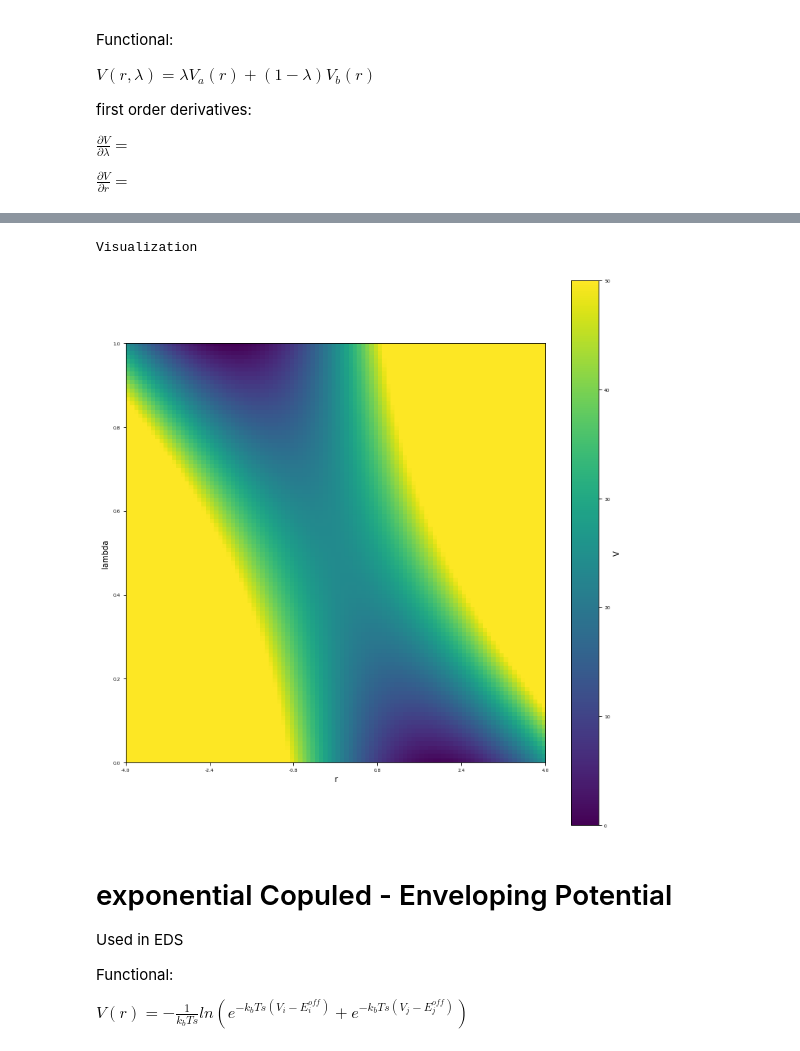
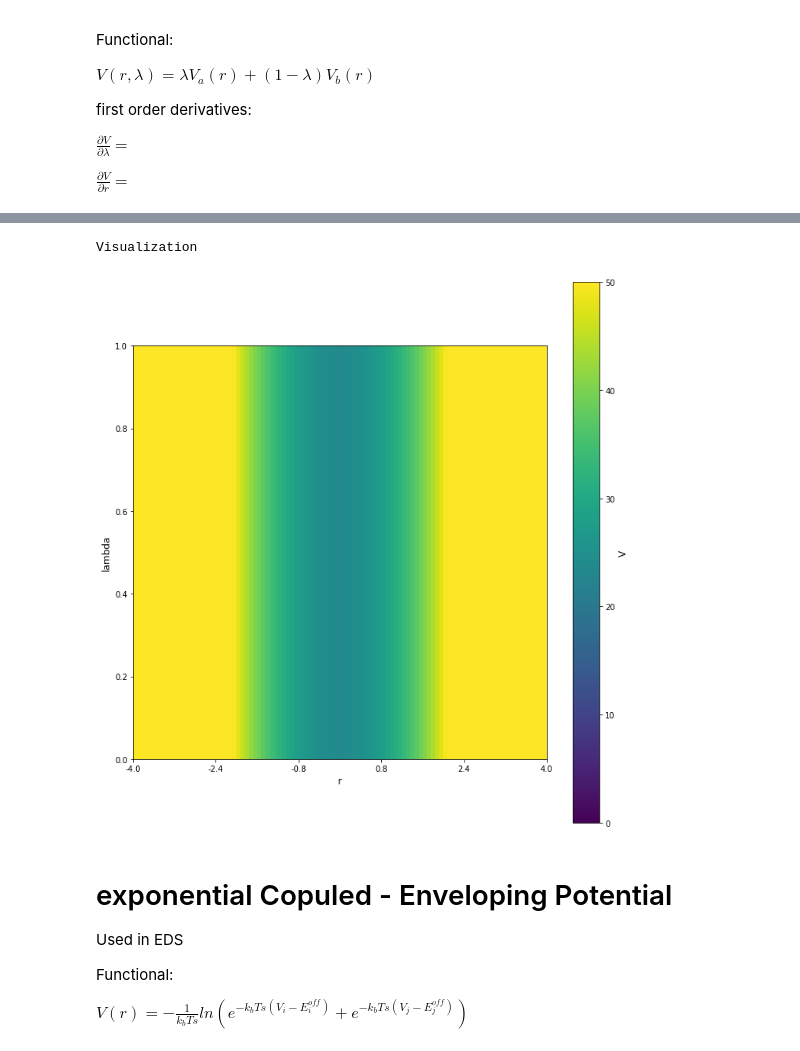
Before and after one commit to rinikerlab/Ensembler, a Jupyter notebook: examples/BasicPotentials.ipynb, the cells around one changed output, grey strips where cells are left out. Saved outputs shown, nothing was run; the diff lists cells and outputs as text; code cells hidden in the pictures.

```diff
--- a/examples/BasicPotentials.ipynb
+++ b/examples/BasicPotentials.ipynb
@@ -324,35 +320,35 @@ Visualization
 # %%
 positions = np.linspace(-4, 4, test_timing_with_points)
 
 w1 = potentials1D.harmonicOscillatorPotential(k=10, x_shift=-2)
 w2 = potentials1D.harmonicOscillatorPotential(k=10, x_shift=2)
 
 
 w1 = potentials1D.harmonicOscillatorPotential(k=12, x_shift=-2)
 w2 = potentials1D.harmonicOscillatorPotential(k=12, x_shift=2)
 V = potentials1D.linearCoupledPotentials(Va=w1, Vb=w2)
 
 lambda_ene = []
 for lam in np.arange(0, 1, 0.01):
-    V.set_lam(lam)
+    V.lam = lam
     lambda_ene.append(V.ene(positions))
 
 print("\nVisualization")
 fig, ax = plt.subplots(ncols=1, figsize=[10,10])
 mapping = ax.imshow(lambda_ene, extent=[0,100, 0,100], vmin=0, vmax=50)
 opt_labels = np.array(ax.get_yticks())/100
 ax.set_yticklabels(opt_labels)
 opt_labels = np.round(((np.array(ax.get_yticks())/100)*8)-4,2)
 ax.set_xticklabels(opt_labels)
 
 ax.set_ylabel("lambda")
 ax.set_xlabel("r")
 cm = plt.colorbar(mapping)
 cm.set_label("V")
 fig.tight_layout()
 # %% [output]
 Visualization
-[figure, old version]
+[figure, new version]
 # %% [markdown]
 # exponential Copuled - Enveloping Potential
 
```
Also changed, not shown: parts of 19 cells of this notebook, 15 other files.
